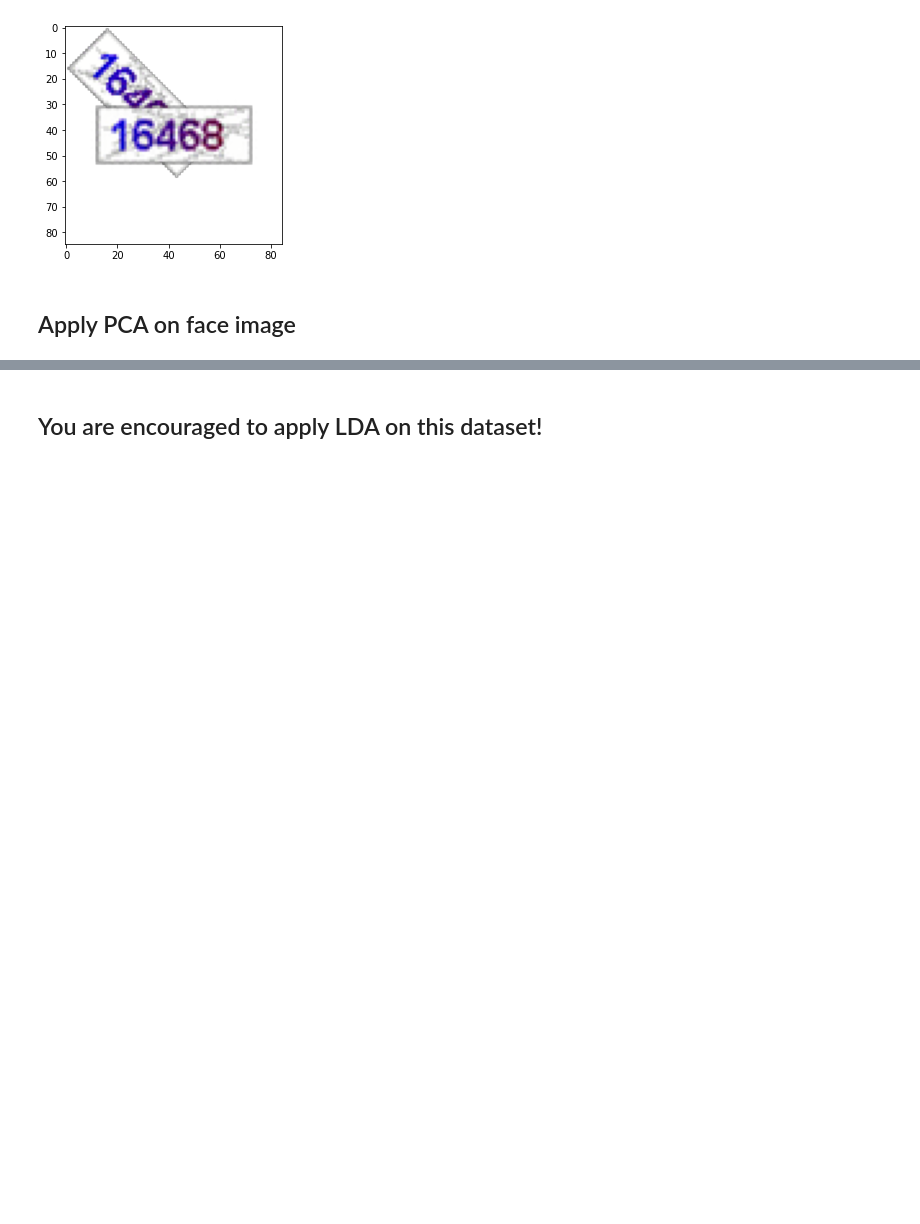
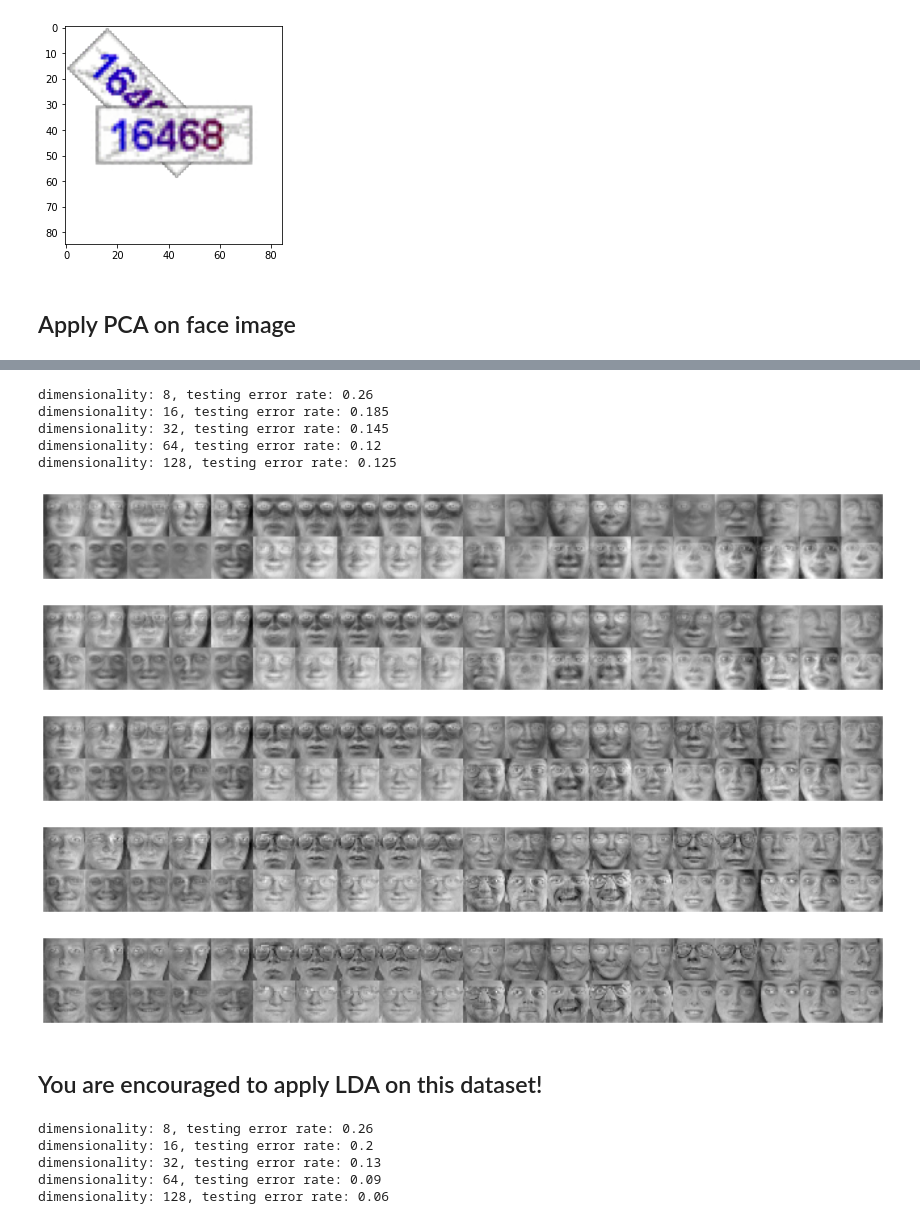
Before and after one commit to ForsakeLJK/ZJU_ML_2020_hw4, a Jupyter notebook: pca/pca_exp.ipynb, the cells around one changed output, grey strips where cells are left out. Cells and saved outputs as stored; diff of their text form; code cells hidden in the pictures; blank space fills up the shorter version.

```diff
--- a/pca/pca_exp.ipynb
+++ b/pca/pca_exp.ipynb
@@ -64,13 +77,31 @@ show_face(fea_Train)
 # %%
 # 4. Project data on to low dimensional space
-# begin answer
-# end answer
-
 # 5. Run KNN in low dimensional space
-# begin answer
-# end answer
 # 6. Recover face images form low dimensional space, visualize them
 # begin answer
+from knn import knn
+dims = [8, 16, 32, 64, 128]
+for dim in dims:
+    eigvec = eigvector[:, :dim]
+    x_train = np.matmul(fea_Train, eigvec)
+    x_test = np.matmul(fea_Test, eigvec)
+    predict = knn(x_test, x_train, gnd_Train, 1)
+    test_error = np.sum(predict != gnd_Test) / gnd_Test.shape[0]
+    print('dimensionality: {}, testing error rate: {}'.format(dim, test_error))
+    recovered = np.matmul(x_train, eigvec.T)
+    show_face(recovered)
+
 # end answer
+# %% [output]
+dimensionality: 8, testing error rate: 0.26
+dimensionality: 16, testing error rate: 0.185
+dimensionality: 32, testing error rate: 0.145
+dimensionality: 64, testing error rate: 0.12
+dimensionality: 128, testing error rate: 0.125
+[figure, added]
+[figure, added]
+[figure, added]
+[figure, added]
+[figure, added]
 # %% [markdown]
 ## You are encouraged to apply LDA on this dataset!
@@ -82,0 +108,20 @@ from LDA import LDA
+# %%
+from LDA import LDA
+
+# Your code here
+# begin answer
+_, eigvector = LDA(fea_Train, gnd_Train)
+for dim in dims:
+    eigvec = eigvector[:, :dim]
+    x_train = np.matmul(fea_Train, eigvec)
+    x_test = np.matmul(fea_Test, eigvec)
+    predict = knn(x_test, x_train, gnd_Train, 1)
+    test_error = np.sum(predict != gnd_Test) / gnd_Test.shape[0]
+    print('dimensionality: {}, testing error rate: {}'.format(dim, test_error))
+# end answer
+# %% [output]
+dimensionality: 8, testing error rate: 0.26
+dimensionality: 16, testing error rate: 0.2
+dimensionality: 32, testing error rate: 0.13
+dimensionality: 64, testing error rate: 0.09
+dimensionality: 128, testing error rate: 0.06
```
Also changed, not shown: parts of 4 cells of this notebook, 3 other files.
